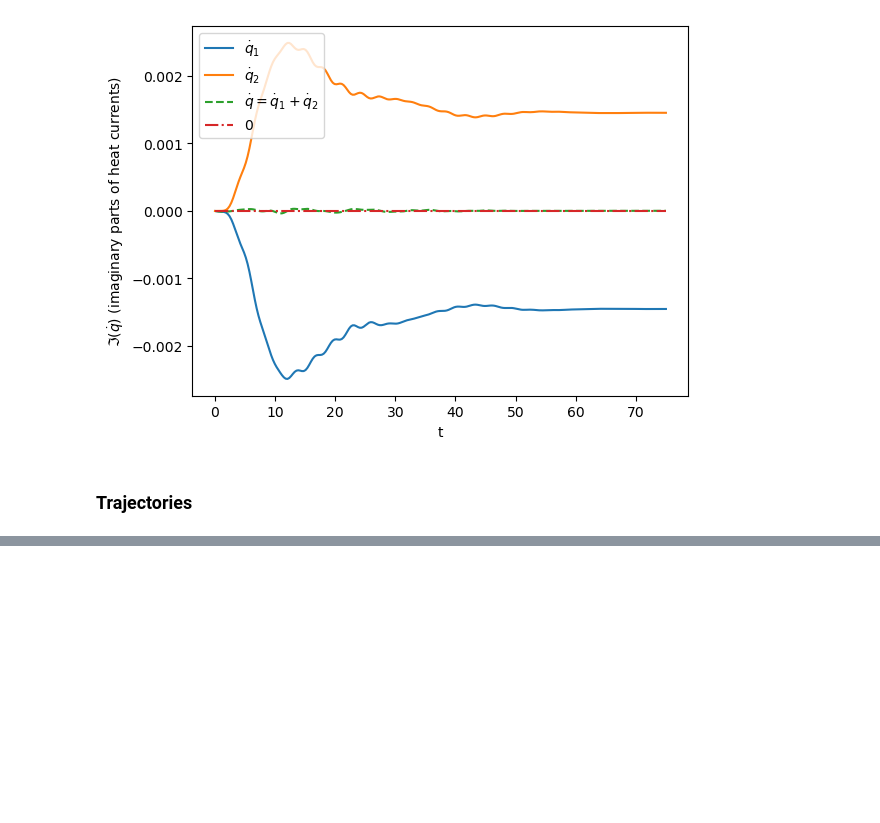
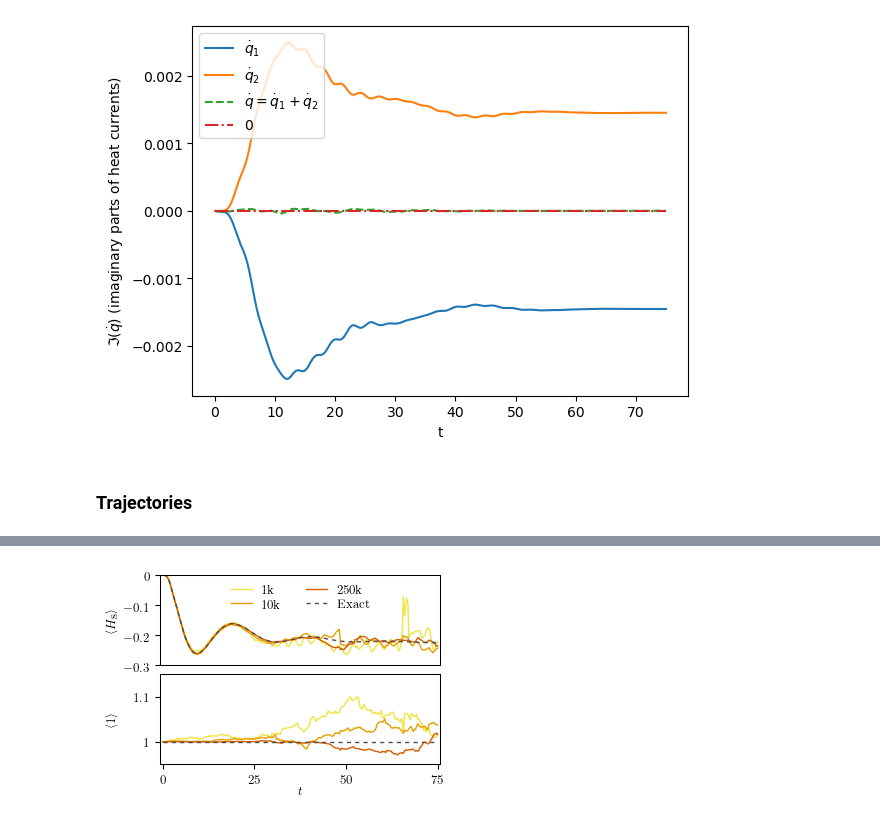
Before and after one commit to pmenczel/Pseudomode-Examples, a Jupyter notebook: example1.ipynb, the cells around one changed output, grey strips where cells are left out. Saved outputs shown, nothing was run; the diff lists cells and outputs as text; code cells hidden in the pictures; blank space fills up the shorter version.

```diff
--- a/example1.ipynb
+++ b/example1.ipynb
@@ -132,0 +201,56 @@ plt.show()
+# %%
+FOLDER_NAME = '/mnt/c/calc_results/'
+
+results = {
+    pdp.StandardPseudoUnraveling: [],
+    pdp.AlternativePseudoUnraveling: [],
+    pdp.BreuerUnraveling: [],
+    pdp.UnravelingLikeAppendixC4: [],
+}
+
+for i in range(0, 250):
+    results[pdp.StandardPseudoUnraveling].append(qt.qload(FOLDER_NAME + f'result-{i}-StandardPseudoUnraveling'))
+    results[pdp.AlternativePseudoUnraveling].append(qt.qload(FOLDER_NAME + f'result-{i}-AlternativePseudoUnraveling'))
+    results[pdp.BreuerUnraveling].append(qt.qload(FOLDER_NAME + f'result-{i}-BreuerUnraveling'))
+    results[pdp.UnravelingLikeAppendixC4].append(qt.qload(FOLDER_NAME + f'result-{i}-UnravelingLikeAppendixC4'))
+# %%
+result1k = results[pdp.StandardPseudoUnraveling][0]
+result10k = sum(results[pdp.StandardPseudoUnraveling][1:10], result1k)
+result250k = sum(results[pdp.StandardPseudoUnraveling][10:250], result10k)
+# %%
+fig, axes = plt.subplots(nrows=2, ncols=1)
+
+axes[0].plot(example1.TLIST, np.real(result1k.average_expect[0]), color=YELLOW, label=r'1k')
+axes[0].plot(example1.TLIST, np.real(result10k.average_expect[0]), color=ORANGE, label=r'10k')
+axes[0].plot(example1.TLIST, np.real(result250k.average_expect[0]), color=VERMILLION, label=r'250k')
+axes[0].plot(example1.TLIST, heomsol.expect[0], '--', color=GRAY, label=r'Exact')
+
+axes[0].set_xlim((-.75, 75.75))
+axes[0].set_xlabel(None)
+axes[0].set_xticks([])
+
+axes[0].set_ylim((-0.3, 0))
+axes[0].set_ylabel(r'$\langle H_{\textrm{s}} \rangle$')
+axes[0].set_yticks(ticks=[-.3, -.2, -.1, 0], labels=[r'$-0.3$', r'$-0.2$', r'$-0.1$', r'$0$'])
+
+axes[1].plot(example1.TLIST, np.real(result1k.average_expect[1]), color=YELLOW, label=r'1k')
+axes[1].plot(example1.TLIST, np.real(result10k.average_expect[1]), color=ORANGE, label=r'10k')
+axes[1].plot(example1.TLIST, np.real(result250k.average_expect[1]), color=VERMILLION, label=r'250k')
+axes[1].plot(example1.TLIST, np.ones_like(example1.TLIST), '--', color=GRAY, label=r'Exact')
+
+axes[1].set_xlim((-.75, 75.75))
+axes[1].set_xlabel(r'$t$', labelpad=0)
+axes[1].set_xticks([0, 25, 50, 75], labels=[r'$0$', r'$25$', r'$50$', r'$75$'])
+
+axes[1].set_ylim((0.95, 1.15))
+axes[1].set_ylabel(r'$\langle 1 \rangle$')
+axes[1].set_yticks([1, 1.1], labels=[r'$1$', r'$1.1$'])
+
+axes[0].legend(loc='upper center', ncols=2)
+
+fig.align_ylabels()
+
+plt.savefig('../ex1_trajectories.pdf')
+plt.show()
+# %% [output]
+[figure, added]
```
Also changed, not shown: parts of 18 cells of this notebook, 2 other files.
